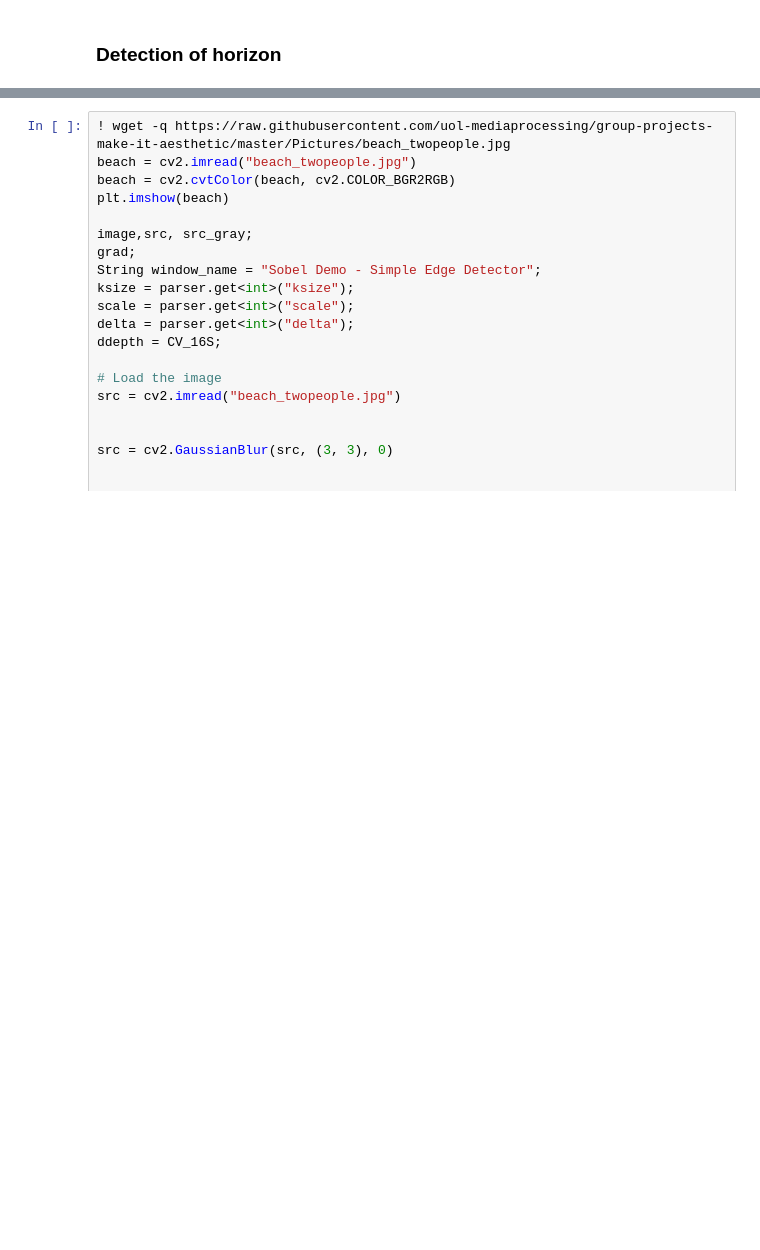
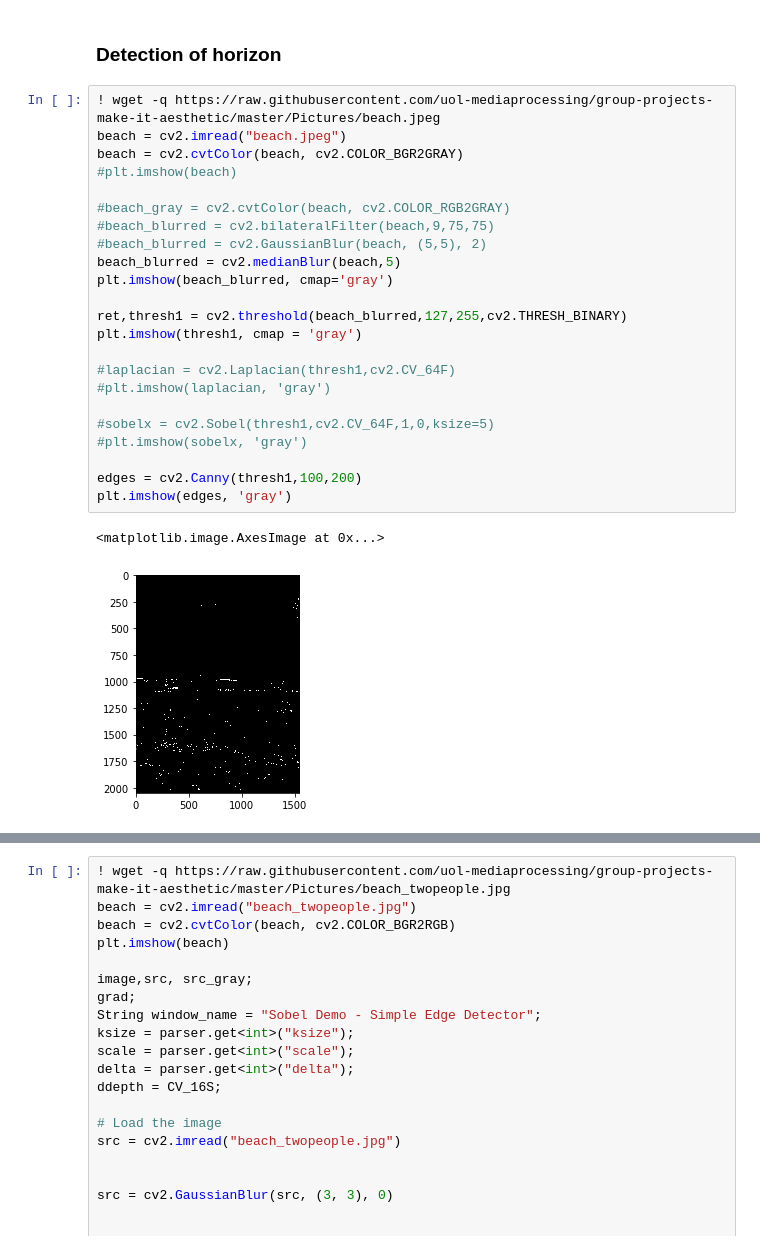
Before and after one commit to uol-mediaprocessing-201920/group-projects-make-it-aesthetic, a Jupyter notebook: MakeItAesthetic.ipynb, the cells around one changed output, grey strips where cells are left out. Saved outputs shown, nothing was run; the diff lists cells and outputs as text; blank space fills up the shorter version.

```diff
--- a/MakeItAesthetic.ipynb
+++ b/MakeItAesthetic.ipynb
@@ -221,3 +221,29 @@ poi(img_snail)
 (2666, 4010)
 # %% [markdown]
 ### Detection of horizon
+# %%
+! wget -q https://raw.githubusercontent.com/uol-mediaprocessing/group-projects-make-it-aesthetic/master/Pictures/beach.jpeg
+beach = cv2.imread("beach.jpeg")
+beach = cv2.cvtColor(beach, cv2.COLOR_BGR2GRAY)
+#plt.imshow(beach)
+
+#beach_gray = cv2.cvtColor(beach, cv2.COLOR_RGB2GRAY)
+#beach_blurred = cv2.bilateralFilter(beach,9,75,75)
+#beach_blurred = cv2.GaussianBlur(beach, (5,5), 2)
+beach_blurred = cv2.medianBlur(beach,5)
+plt.imshow(beach_blurred, cmap='gray')
+
+ret,thresh1 = cv2.threshold(beach_blurred,127,255,cv2.THRESH_BINARY)
+plt.imshow(thresh1, cmap = 'gray')
+
+#laplacian = cv2.Laplacian(thresh1,cv2.CV_64F)
+#plt.imshow(laplacian, 'gray')
+
+#sobelx = cv2.Sobel(thresh1,cv2.CV_64F,1,0,ksize=5)
+#plt.imshow(sobelx, 'gray')
+
+edges = cv2.Canny(thresh1,100,200)
+plt.imshow(edges, 'gray')
+# %% [output]
+<matplotlib.image.AxesImage at 0x...>
+[figure, added]
```
Also changed, not shown: parts of 1 cell of this notebook.
